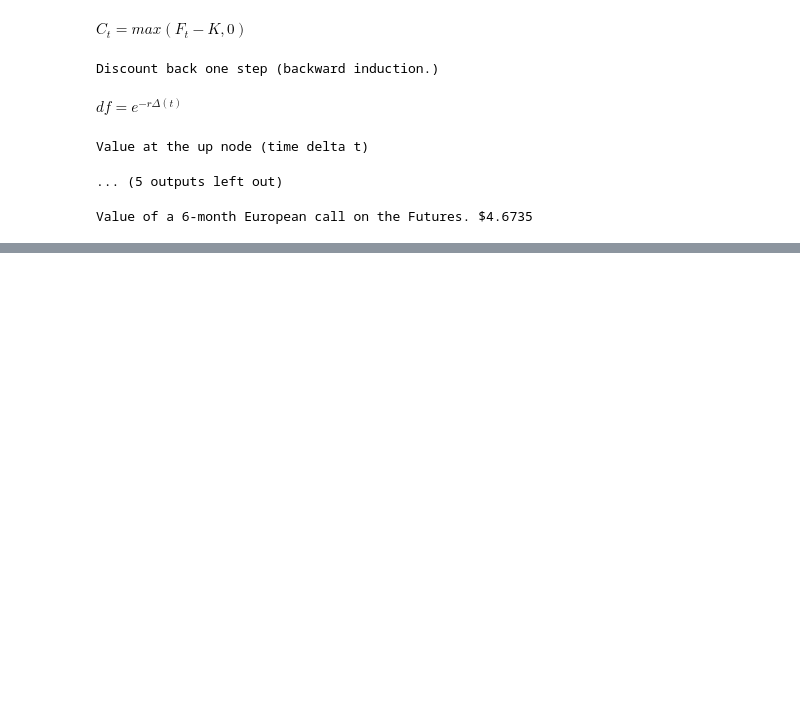
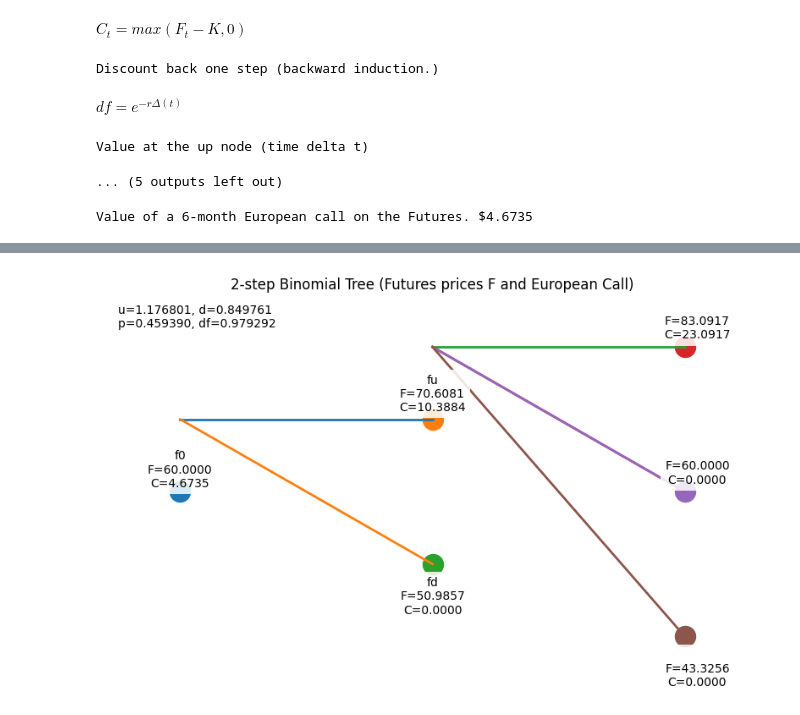
Before and after one commit to 1021114Carlos/MIT_MM_Finance, a Jupyter notebook: Courses/Derivative_Markets/volatility_and_other_options_pricing_models.ipynb, the cells around one changed output, grey strips where cells are left out. Cells and saved outputs as stored; diff of their text form; code cells hidden in the pictures; blank space fills up the shorter version.

Commit message:
constructing the graph.

```diff
--- a/Courses/Derivative_Markets/volatility_and_other_options_pricing_models.ipynb
+++ b/Courses/Derivative_Markets/volatility_and_other_options_pricing_models.ipynb
@@ -120,0 +122,54 @@ Value of a 6-month European call on the Futures. $4.6735
+# %%
+# Visualization
+
+nodes = {"f0": (0, 0, f"f0\nF={f0:.4f}\nC={C0:.4f}"),
+         "fu": (1,1, f"fu\nF={fu:.4f}\nC={Cu:.4f}"),
+         "fd": (1,-1, f"fd\nF={fd:.4f}\nC={Cd:.4f}"),
+         "fuu": (2, 2, f"\nF={Fuu:.4f}\nC={Cuu:.4f}"),
+         "fud": (2, 0, f"\nF={Fud:.4f}\nC={Cud:.4f}"),
+         "fdd":  (2, -2, f"\nF={Fdd:.4f}\nC={Cdd:.4f}"),
+         }
+
+edges = [("f0", "fu"), ("f0", "fd"), ("fu", "fuu"),
+         ("fu", "fud"), ("fd", "fud"), ("fd", "fdd")
+         ]
+
+# Offsetting labels so labels don't sit on nodes
+
+offset = {"f0": (0.00, 0.30), "fu": (0.00, 0.35),
+          "fd": (0.00, -0.45), "fuu": (0.05, 0.35),
+          "fud": (0.05, 0.35), "fdd": (0.05, -0.45)
+          }
+
+plt.figure(figsize=(10,6))
+ax = plt.gca()
+
+# Draw edges
+for a, b in edges:
+  x1, y1, _ = nodes[a]
+  x2, y2, _ = nodes[b]
+  ax.plot([x1, x2], [x2, y2], linewidth=2)
+
+# nodes + labels
+for name, (x, y, label) in nodes.items():
+  ax.scatter([x], [y], s=300)
+  dx, dy = offset[name]
+  ax.text(x + dx, y + dy, label, ha="center", va="center",
+          fontsize=10,
+          bbox=dict(facecolor="white", alpha=0.85, edgecolor="none")
+          )
+
+# info box
+info = f"u={u:.6f}, d={d:.6f}\np={p:.6f}, df={df:.6f}"
+ax.text(0.02, 0.98, info, transform=ax.transAxes, va="top",
+        bbox=dict(facecolor="white", alpha=0.85,
+                  edgecolor="none")
+        )
+
+ax.set_title("2-step Binomial Tree (Futures prices F and European Call)")
+ax.set_xlim(-0.3, 2.3)
+ax.set_ylim(-2.7, 2.7)
+ax.axis("off")
+plt.show()
+# %% [output]
+[figure, added]
```
Also changed, not shown: parts of 4 cells of this notebook.
